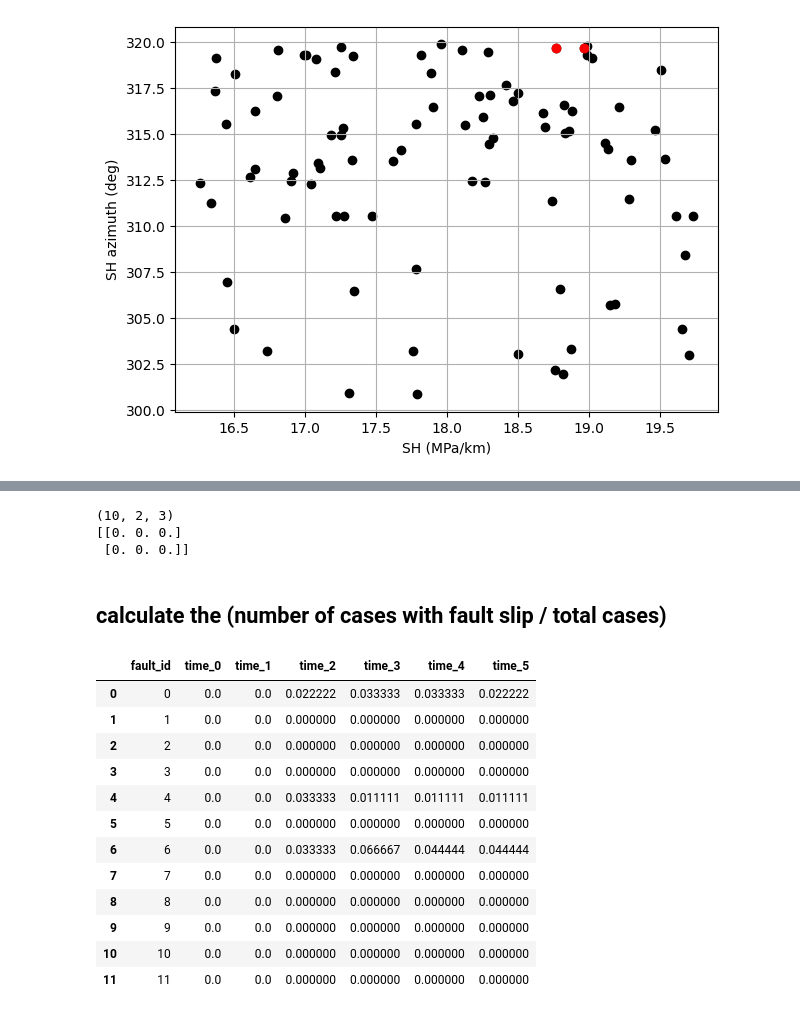
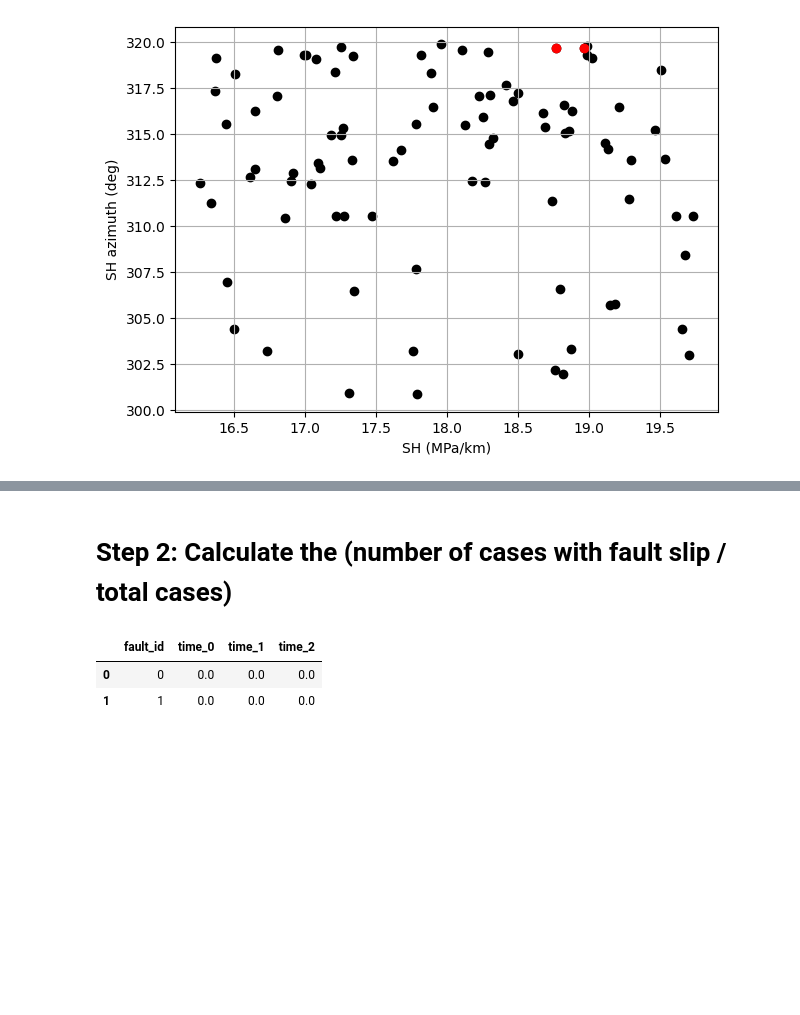
Before and after one commit to JihuiDing/postCMGsim, a Jupyter notebook: notebooks/nb3-2_FSA_stress_based_Vienna.ipynb, the cells around one changed output, grey strips where cells are left out. Saved outputs shown, nothing was run; the diff lists cells and outputs as text; code cells hidden in the pictures; blank space fills up the shorter version.

```diff
--- a/notebooks/nb3-2_FSA_stress_based_Vienna.ipynb
+++ b/notebooks/nb3-2_FSA_stress_based_Vienna.ipynb
@@ -225,43 +185,32 @@ Finished combining FSI results for all cases to one numpy array.
-# %%
-print(FSI_combined.shape)
-print(FSI_combined[4,:,:])
-# %% [output]
-(10, 2, 3)
-[[0. 0. 0.]
- [0. 0. 0.]]
 # %% [markdown]
-## calculate the (number of cases with fault slip / total cases)
+# Step 2: Calculate the (number of cases with fault slip / total cases)
 # %%
 import numpy as np
+import pandas as pd
 from pathlib import Path
 
-name_prefix = '250922'
-base_path = Path('.')
+repo_root = Path.cwd().parent
 
-FSA_combined = np.load(base_path/'data'/f'{name_prefix}_FSA_combined.npy')
-no_slip_count = np.sum(FSA_combined == 0, axis=0)
-slip_probability = 1 - no_slip_count/FSA_combined.shape[0]
+################## User Inputs ##############################
+name_prefix = 'test_260703' # file name prefix
+total_slipped_cells_npy_path = repo_root/'results'/'Vienna_geothermal'/'fault_slip_analysis'/f'{name_prefix}_total_slipped_cells.npy' # path to the total slipped cells numpy file
+save_path = repo_root/'results'/'Vienna_geothermal'/'fault_slip_analysis' # path to save results
+################## End of User Inputs #######################
+
+total_slipped_cells = np.load(total_slipped_cells_npy_path)
+no_slip_count = np.sum(total_slipped_cells == 0, axis=0)
+slip_probability = 1 - no_slip_count/total_slipped_cells.shape[0]
 # np.savetxt(base_path/'data'/f'{save_file_prefix}_FSA_probability.csv',slip_probability,delimiter=",",fmt="%.4f")
 # Save as CSV
 df = pd.DataFrame(
     slip_probability,
     columns=[f"time_{t}" for t in range(n_times)]
 )
 df.insert(0, "fault_id", range(n_faults))
 
-df.to_csv(base_path/'data'/f'{name_prefix}_FSA_probability.csv', index=False, float_format="%.4f")
+df.to_csv(save_path/f'{name_prefix}_slip_probability.csv', index=False, float_format="%.4f")
 df
 # %% [output]
-|  | fault_id | time_0 | time_1 | time_2 | time_3 | time_4 | time_5 |
-| 0 | 0 | 0.0 | 0.0 | 0.022222 | 0.033333 | 0.033333 | 0.022222 |
-| 1 | 1 | 0.0 | 0.0 | 0.000000 | 0.000000 | 0.000000 | 0.000000 |
-| 2 | 2 | 0.0 | 0.0 | 0.000000 | 0.000000 | 0.000000 | 0.000000 |
-| 3 | 3 | 0.0 | 0.0 | 0.000000 | 0.000000 | 0.000000 | 0.000000 |
-| 4 | 4 | 0.0 | 0.0 | 0.033333 | 0.011111 | 0.011111 | 0.011111 |
-| 5 | 5 | 0.0 | 0.0 | 0.000000 | 0.000000 | 0.000000 | 0.000000 |
-| 6 | 6 | 0.0 | 0.0 | 0.033333 | 0.066667 | 0.044444 | 0.044444 |
-| 7 | 7 | 0.0 | 0.0 | 0.000000 | 0.000000 | 0.000000 | 0.000000 |
-| 8 | 8 | 0.0 | 0.0 | 0.000000 | 0.000000 | 0.000000 | 0.000000 |
-| 9 | 9 | 0.0 | 0.0 | 0.000000 | 0.000000 | 0.000000 | 0.000000 |
-| 10 | 10 | 0.0 | 0.0 | 0.000000 | 0.000000 | 0.000000 | 0.000000 |
-| 11 | 11 | 0.0 | 0.0 | 0.000000 | 0.000000 | 0.000000 | 0.000000 |
+|  | fault_id | time_0 | time_1 | time_2 |
+| 0 | 0 | 0.0 | 0.0 | 0.0 |
+| 1 | 1 | 0.0 | 0.0 | 0.0 |
```
Also changed, not shown: parts of 7 cells of this notebook, 3 other files.
